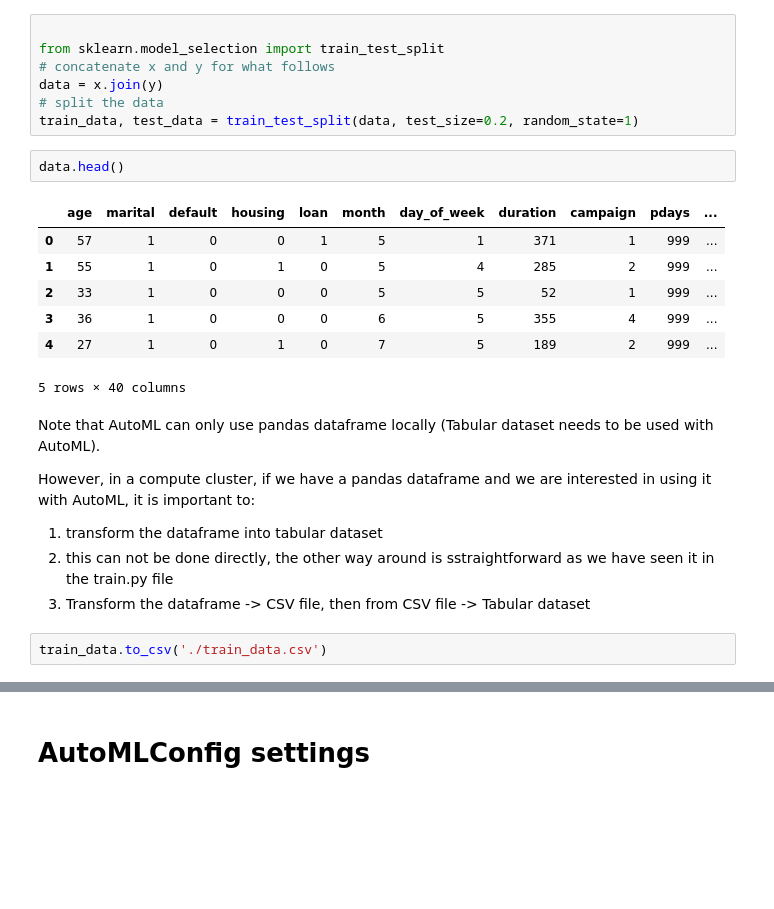
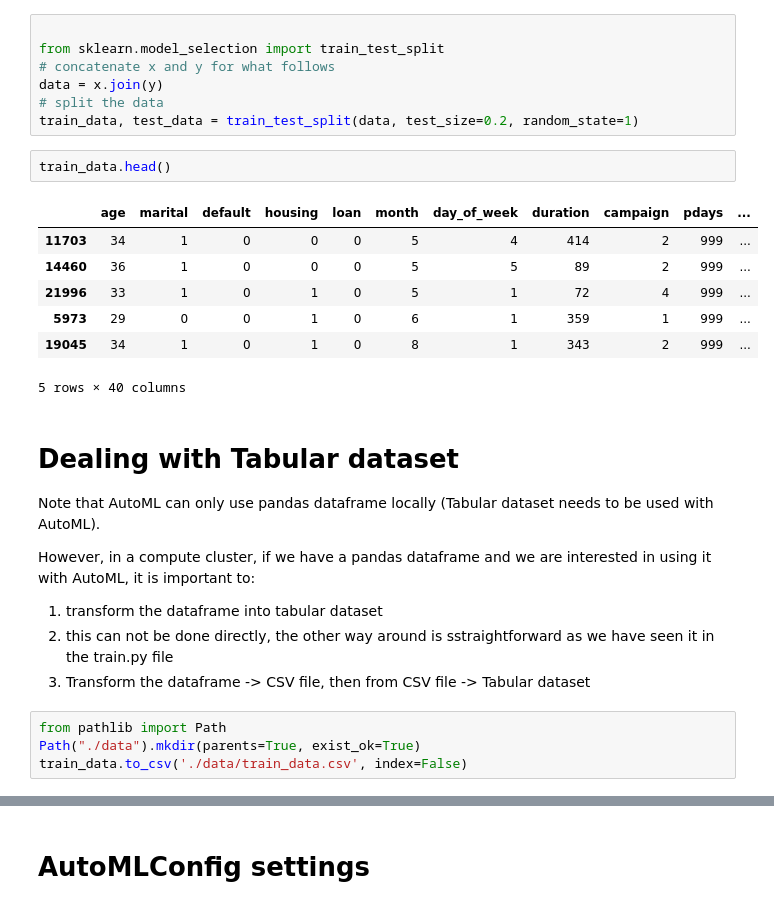
Before and after one commit to bwassim/Project-1-Optimizing-ML-Pipeline-Azure, a Jupyter notebook: udacity-project-1.ipynb, the cells around one changed output, grey strips where cells are left out. Saved outputs shown, nothing was run; the diff lists cells and outputs as text; blank space fills up the shorter version.

```diff
--- a/udacity-project-1.ipynb
+++ b/udacity-project-1.ipynb
@@ -230,16 +235,17 @@ data = x.join(y)
 # split the data
 train_data, test_data = train_test_split(data, test_size=0.2, random_state=1)
 # %%
-data.head()
+train_data.head()
 # %% [output]
 |  | age | marital | default | housing | loan | month | day_of_week | duration | campaign | pdays | ... |
-| 0 | 57 | 1 | 0 | 0 | 1 | 5 | 1 | 371 | 1 | 999 | ... |
-| 1 | 55 | 1 | 0 | 1 | 0 | 5 | 4 | 285 | 2 | 999 | ... |
-| 2 | 33 | 1 | 0 | 0 | 0 | 5 | 5 | 52 | 1 | 999 | ... |
-| 3 | 36 | 1 | 0 | 0 | 0 | 6 | 5 | 355 | 4 | 999 | ... |
-| 4 | 27 | 1 | 0 | 1 | 0 | 7 | 5 | 189 | 2 | 999 | ... |
+| 11703 | 34 | 1 | 0 | 0 | 0 | 5 | 4 | 414 | 2 | 999 | ... |
+| 14460 | 36 | 1 | 0 | 0 | 0 | 5 | 5 | 89 | 2 | 999 | ... |
+| 21996 | 33 | 1 | 0 | 1 | 0 | 5 | 1 | 72 | 4 | 999 | ... |
+| 5973 | 29 | 0 | 0 | 1 | 0 | 6 | 1 | 359 | 1 | 999 | ... |
+| 19045 | 34 | 1 | 0 | 1 | 0 | 8 | 1 | 343 | 2 | 999 | ... |
 5 rows × 40 columns
 # %% [markdown]
+# Dealing with Tabular dataset
 Note that AutoML can only use pandas dataframe locally (Tabular dataset needs to be used with AutoML).
 
 However, in a compute cluster, if we have a pandas dataframe and we are interested in using it with AutoML, it is important to:
@@ -247,8 +253,10 @@ However, in a compute cluster, if we have a pandas dataframe and we are interest
 1. transform the dataframe into tabular dataset
 2. this can not be done directly, the other way around is sstraightforward as we have seen it in the train.py file
 3. Transform the dataframe -> CSV file, then from CSV file -> Tabular dataset
-# %%
-train_data.to_csv('./train_data.csv')
+# %%
+from pathlib import Path
+Path("./data").mkdir(parents=True, exist_ok=True)
+train_data.to_csv('./data/train_data.csv', index=False)
 # %%
 from azureml.core import Dataset
 # train_data = TabularDatasetFactory.from_delimited_files("./train_data.csv")
```
Also changed, not shown: parts of 6 cells of this notebook.
